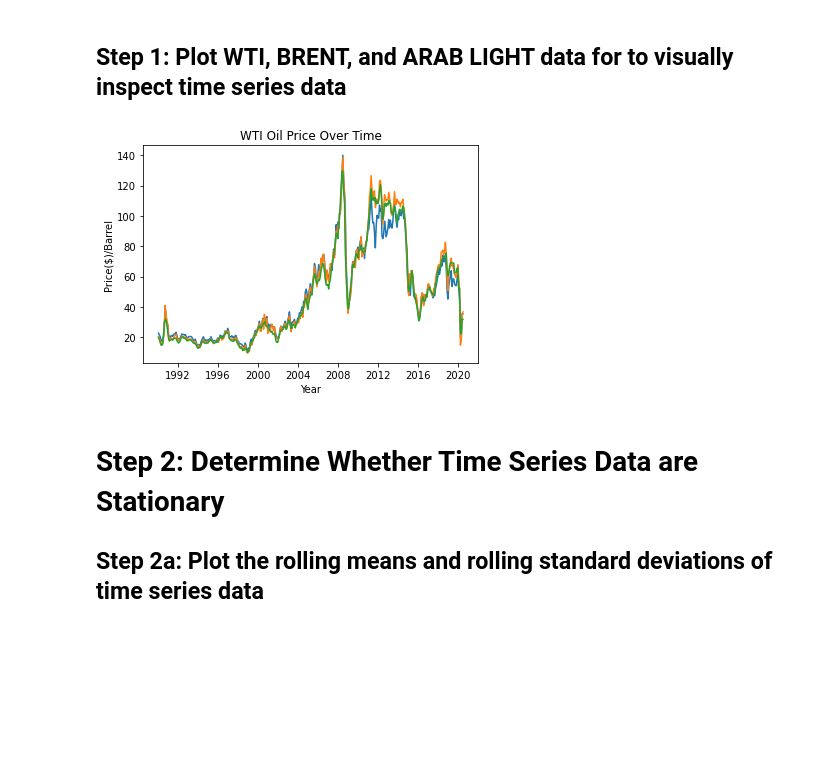
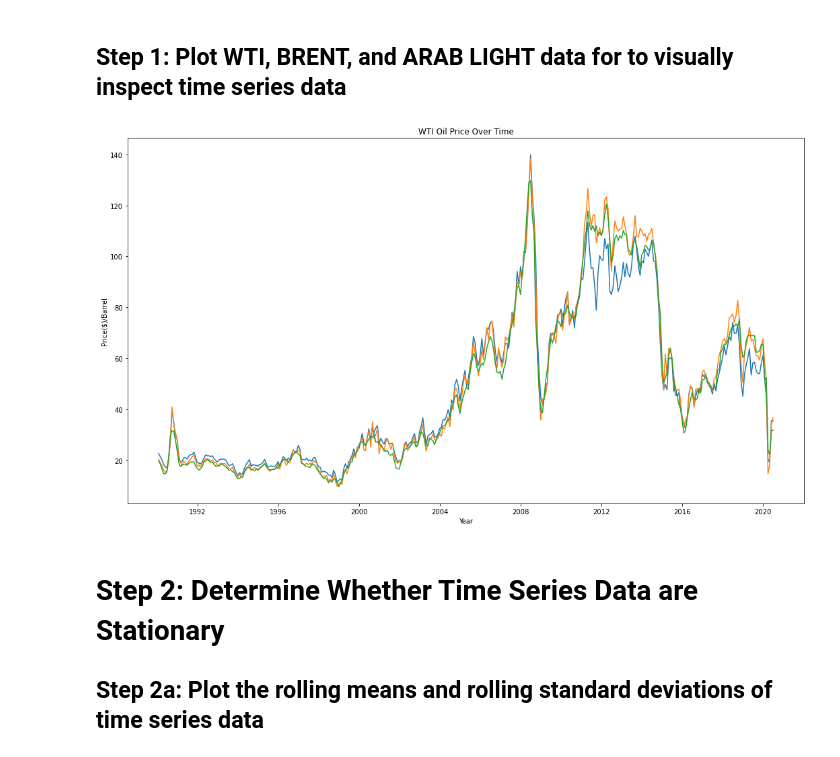
Before and after one commit to OlegRyzhkov2020/oil-project, a Jupyter notebook: analysis_in_R/Python_Time_Series.ipynb, the cells around one changed output. Saved outputs shown, nothing was run; the diff lists cells and outputs as text; code cells hidden in the pictures; blank space fills up the shorter version.

```diff
--- a/analysis_in_R/Python_Time_Series.ipynb
+++ b/analysis_in_R/Python_Time_Series.ipynb
@@ -178,11 +182,11 @@ oil_data
 # %%
 plt.xlabel('Year')
 plt.ylabel('Price($)/Barrel')
 plt.title('WTI Oil Price Over Time')
 plt.plot(oil_data)
-plt.rcParams["figure.figsize"] = [40,10]
+plt.rcParams["figure.figsize"] = [18,10]
 # %% [output]
-[figure, old version]
+[figure, new version]
 # %%
 WTI_ts=oil_data['WTI']
 BRENT_ts=oil_data['BRENT']
```
Also changed, not shown: parts of 69 cells of this notebook.
